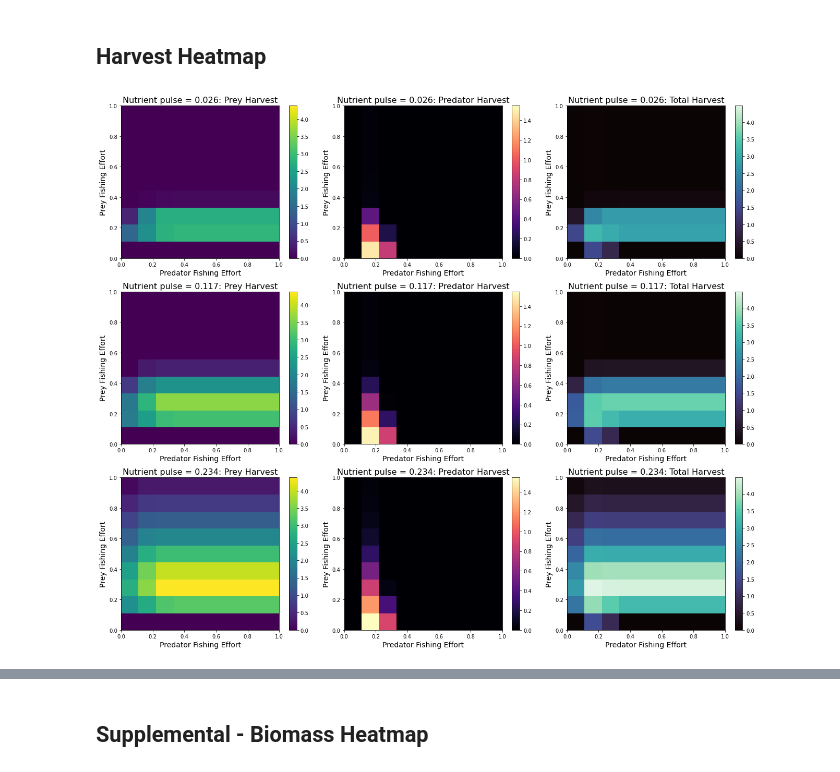
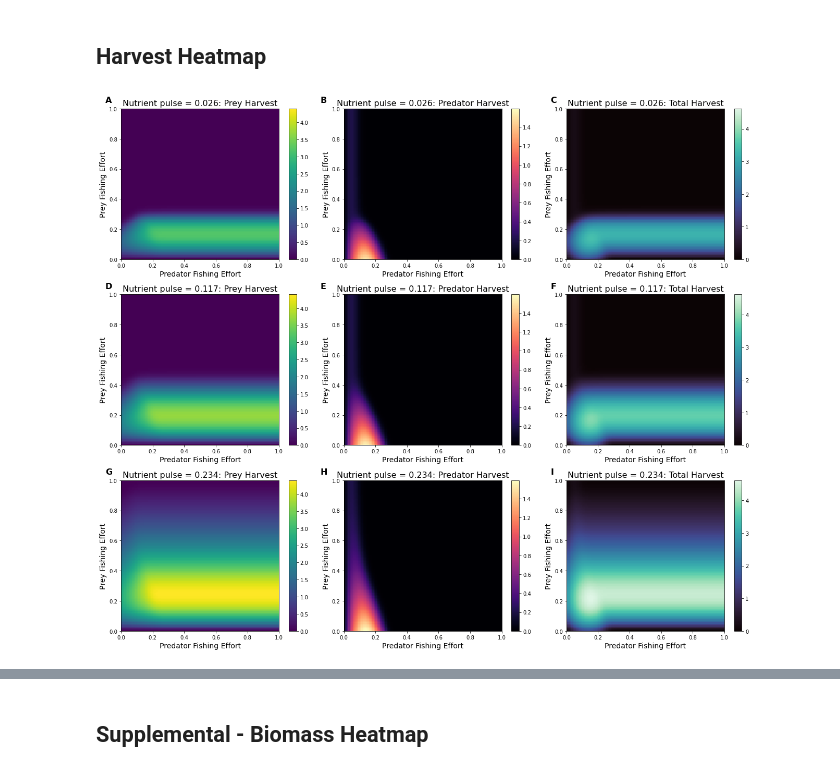
Before and after one commit to ainnesgold/kbay_estuary_model, a Jupyter notebook: supermodel_python_section_2_and_supplemental.ipynb, the cells around one changed output, grey strips where cells are left out. Cells and saved outputs as stored; diff of their text form; code cells hidden in the pictures.

```diff
--- a/supermodel_python_section_2_and_supplemental.ipynb
+++ b/supermodel_python_section_2_and_supplemental.ipynb
@@ -310,7 +310,7 @@ def default_params():
 # Define parameters
 parameters_dict = default_params()
 N_pulse_values = [0.026, 0.117, 0.234]
-size = 10
+size = 100
 heatmap_harvest_H = np.zeros((len(N_pulse_values), size, size))
 heatmap_harvest_P = np.zeros((len(N_pulse_values), size, size))
 heatmap_harvest_T = np.zeros((len(N_pulse_values), size, size))
@@ -341,37 +341,43 @@ max_H = np.max(heatmap_harvest_H)
 max_P = np.max(heatmap_harvest_P)
 max_T = np.max(heatmap_harvest_T)
 
+# Define letters for panels
+letters = ['A', 'B', 'C', 'D', 'E', 'F', 'G', 'H', 'I']
+
 # Plot the results outside the loop
 fig, axes = plt.subplots(nrows=len(N_pulse_values), ncols=3, figsize=(18, 5 * len(N_pulse_values)))
 
 for idx, N_pulse in enumerate(N_pulse_values):
     ax0, ax1, ax2 = axes[idx]
 
     im = ax0.pcolormesh(E_P_array, E_H_array, heatmap_harvest_H[idx]*365, cmap=plt.cm.get_cmap('viridis'), shading='auto', vmax = max_H*365)
     fig.colorbar(im, ax=ax0, orientation="vertical", pad=0.05)
     ax0.set_title(f"Nutrient pulse = {N_pulse}: Prey Harvest", fontsize = 16)
     ax0.set_ylabel("Prey Fishing Effort", fontsize = 14)
     ax0.set_xlabel("Predator Fishing Effort", fontsize = 14)
+    ax0.text(-0.1, 1.04, letters[3*idx], transform=ax0.transAxes, fontweight='bold', fontsize=16)
 
     im = ax1.pcolormesh(E_P_array, E_H_array, heatmap_harvest_P[idx]*365, cmap=plt.cm.get_cmap('magma'), shading='auto', vmax = max_P*365)
     fig.colorbar(im, ax=ax1, orientation="vertical", pad=0.05)
     ax1.set_title(f"Nutrient pulse = {N_pulse}: Predator Harvest", fontsize = 16)
     ax1.set_ylabel("Prey Fishing Effort", fontsize = 14)
     ax1.set_xlabel("Predator Fishing Effort", fontsize = 14)
+    ax1.text(-0.15, 1.04, letters[3*idx + 1], transform=ax1.transAxes, fontweight='bold', fontsize=16)
 
     im = ax2.pcolormesh(E_P_array, E_H_array, heatmap_harvest_T[idx]*365, cmap=plt.cm.get_cmap('mako'), shading='auto', vmax = max_T*365)
     fig.colorbar(im, ax=ax2, orientation="vertical", pad=0.05)
     ax2.set_title(f"Nutrient pulse = {N_pulse}: Total Harvest", fontsize = 16)
     ax2.set_ylabel("Prey Fishing Effort", fontsize = 14)
     ax2.set_xlabel("Predator Fishing Effort", fontsize = 14)
+    ax2.text(-0.1, 1.04, letters[3*idx + 2], transform=ax2.transAxes, fontweight='bold', fontsize=16)
 
 plt.tight_layout()
 
 #plt.savefig("figs/N_pulse_heatmap_harvest.jpg",
             #format='jpeg',
             #dpi=300,
             #bbox_inches='tight')
 
 plt.show()
 # %% [output]
-[figure, old version]
+[figure, new version]
```
Also changed, not shown: parts of 2 cells of this notebook, 1 other file.
